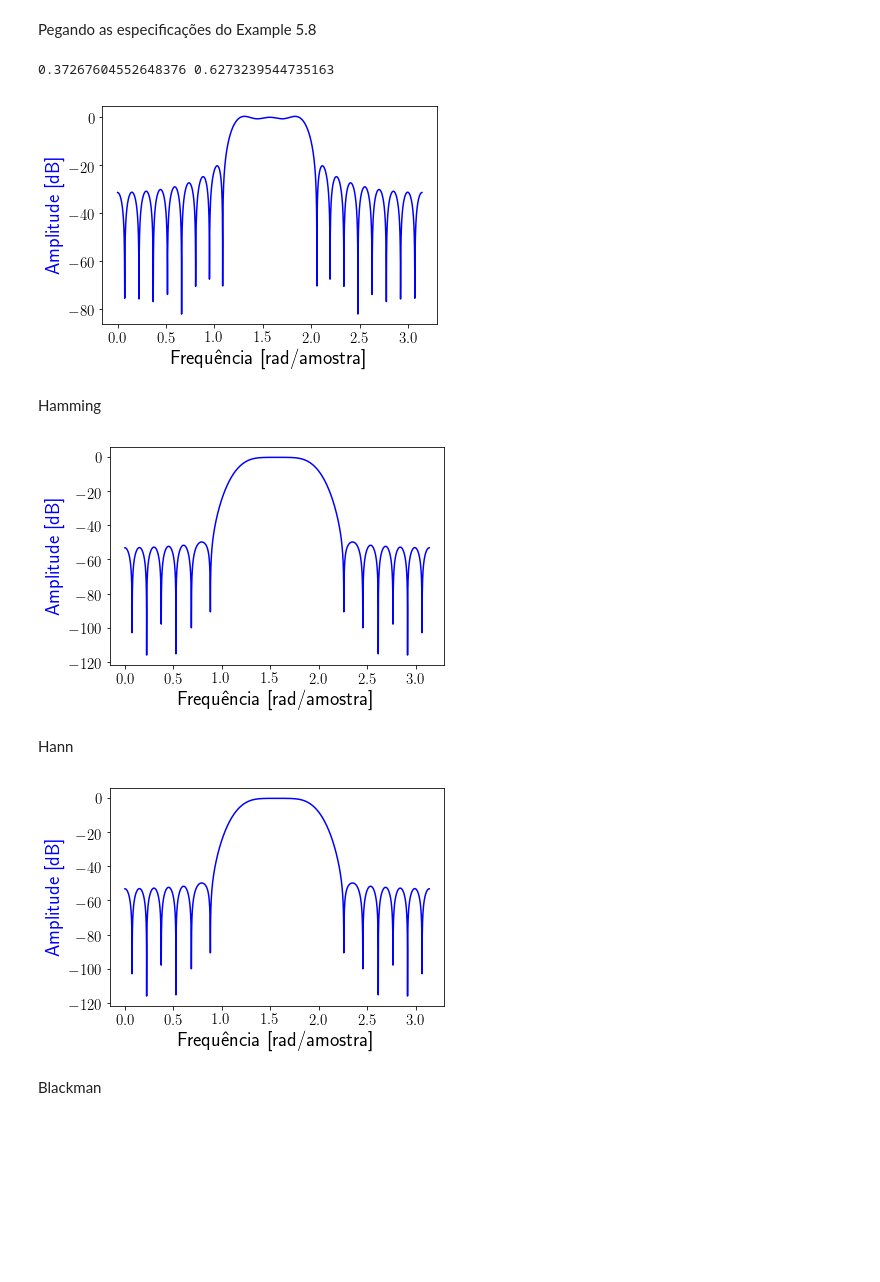
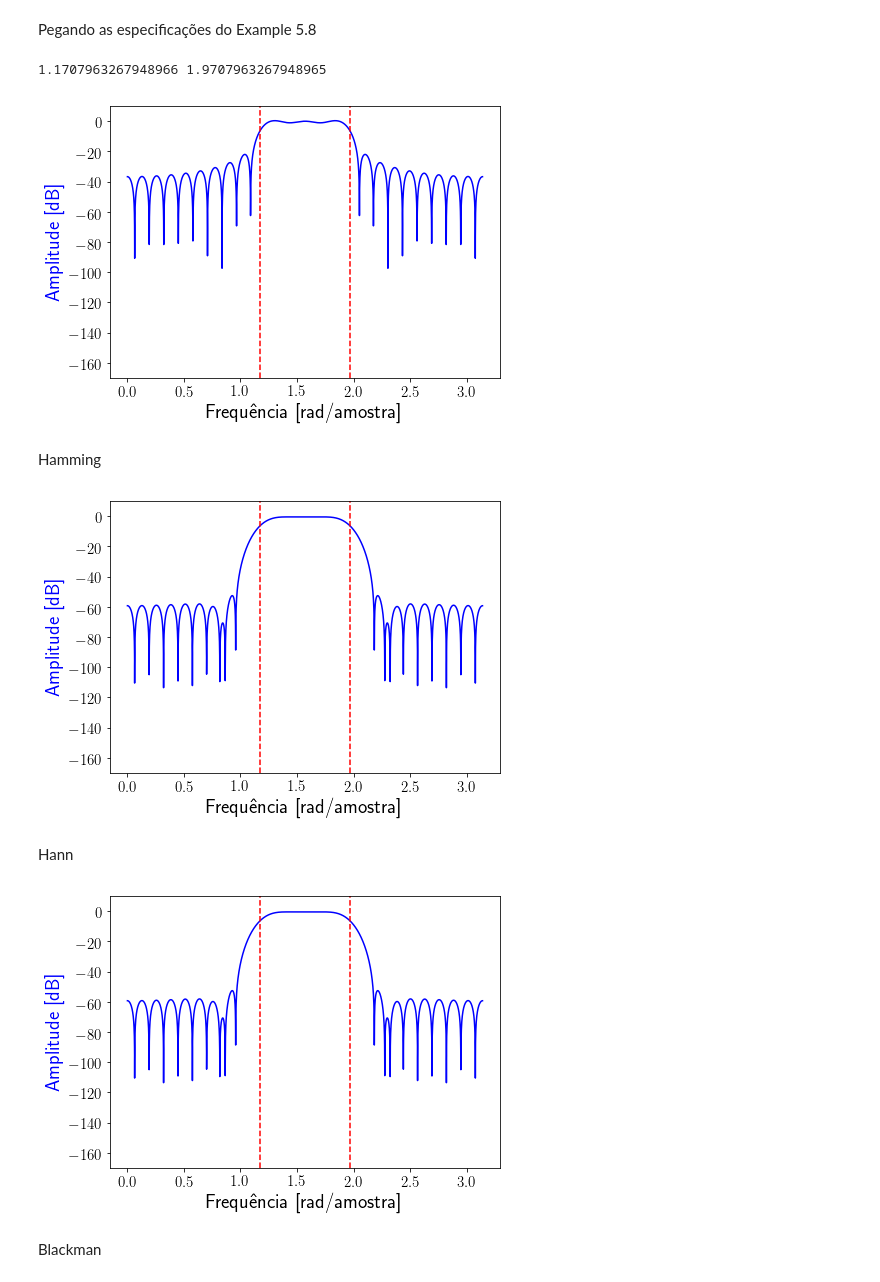
Before and after one commit to mesquita/elementos, a Jupyter notebook: lista_3/code/Lista_3.ipynb, the cells around one changed output. Cells and saved outputs as stored; diff of their text form; code cells hidden in the pictures; blank space fills up the shorter version.

```diff
--- a/lista_3/code/Lista_3.ipynb
+++ b/lista_3/code/Lista_3.ipynb
@@ -226,7 +227,7 @@ plt.show()
 # %% [markdown]
 Pegando as especificações do Example 5.8
 # %%
-M = 40
+M = 50
 Ap = 1
 Ar = 40
 
@@ -235,9 +236,9 @@ Omega_r2 = np.pi/2 + 0.4
 
 wr1 = Omega_r1/np.pi
 wr2 = Omega_r2/np.pi
-print(wr1, wr2)
+print(Omega_r1, Omega_r2)
 # %% [output]
-0.37267604552648376 0.6273239544735163
+1.1707963267948966 1.9707963267948965
 # %%
 sanity_check_window = signal.firwin(M+1, [wr1, wr2], window='boxcar', pass_zero=False)
 # %%
@@ -246,31 +247,40 @@ w, x = signal.freqz(sanity_check_window, worN=M*120)
 fig, ax1 = plt.subplots()
 
 ax1.plot(w, 20 * np.log10(abs(x)), 'b')
+ax1.axvline(x=Omega_r1, color='r', linestyle='--')
+ax1.axvline(x=Omega_r2, color='r', linestyle='--')
 ax1.set_ylabel(r'Amplitude [dB]', color='b')
 ax1.set_xlabel(r'Frequência [rad/amostra]')
+ax1.set_ylim(-170,10)
+plt.savefig('rect_linha_milao.eps', transparent=True, optimize=True, bbox_inches='tight')
+
 
 
 plt.show()
 # %% [output]
-[figure, old version]
+[figure, new version]
 # %% [markdown]
 Hamming
 # %%
 hamming_window = hamming(M+1)
 hamming_stopband = np.multiply(sanity_check_window, hamming_window)
 
 w, x = signal.freqz(hamming_stopband, worN=M*120)
 
 fig, ax1 = plt.subplots()
 
 ax1.plot(w, 20 * np.log10(abs(x)), 'b')
+ax1.axvline(x=Omega_r1, color='r', linestyle='--')
+ax1.axvline(x=Omega_r2, color='r', linestyle='--')
 ax1.set_ylabel(r'Amplitude [dB]', color='b')
 ax1.set_xlabel(r'Frequência [rad/amostra]')
+ax1.set_ylim(-170,10)
+plt.savefig('hamming_linha_milao.eps', transparent=True, optimize=True, bbox_inches='tight')
 
 
 plt.show()
 # %% [output]
-[figure, old version]
+[figure, new version]
 # %% [markdown]
 Hann
 # %%
@@ -282,13 +292,18 @@ w, x = signal.freqz(hanning_stopband, worN=M*120)
 fig, ax1 = plt.subplots()
 
 ax1.plot(w, 20 * np.log10(abs(x)), 'b')
+ax1.axvline(x=Omega_r1, color='r', linestyle='--')
+ax1.axvline(x=Omega_r2, color='r', linestyle='--')
 ax1.set_ylabel(r'Amplitude [dB]', color='b')
 ax1.set_xlabel(r'Frequência [rad/amostra]')
+ax1.set_ylim(-170,10)
+plt.savefig('hann_linha_milao.eps', transparent=True, optimize=True, bbox_inches='tight')
+
 
 
 plt.show()
 # %% [output]
-[figure, old version]
+[figure, new version]
 # %% [markdown]
 Blackman
 # %%
```
Also changed, not shown: parts of 10 cells of this notebook, 48 other files.
